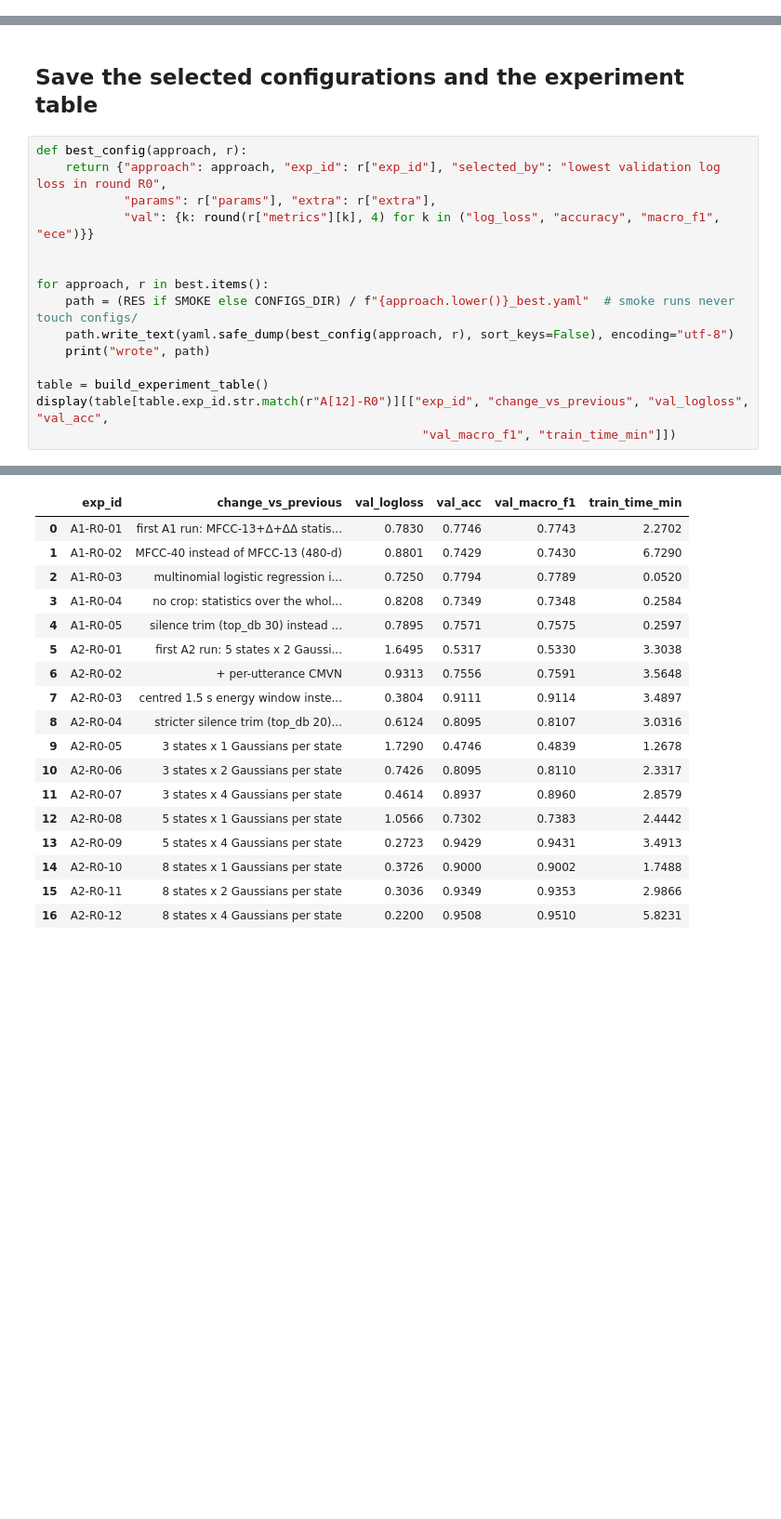
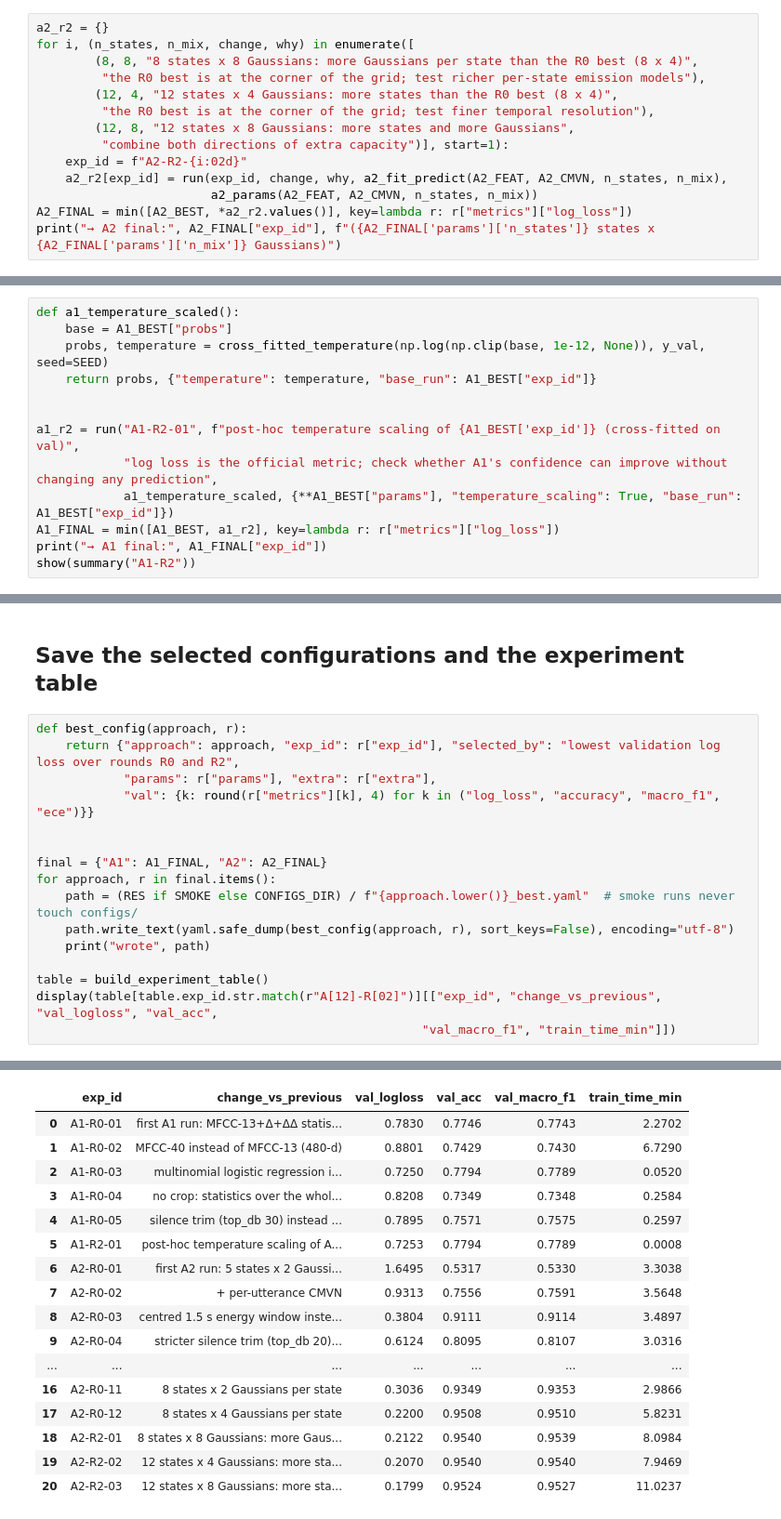
Before and after one commit to Hassan-Adelani-Luqman/nlp-sequential-modeling-group21, a Jupyter notebook: notebooks/02_baselines.ipynb, the cells around one changed output, grey strips where cells are left out. Shown at 93% size. Drawn from its saved outputs; the diff is of its cells as text; blank space fills up the shorter version.

```diff
--- a/notebooks/02_baselines.ipynb
+++ b/notebooks/02_baselines.ipynb
@@ -551,0 +560,14 @@ plt.show()
+# %%
+a2_r2 = {}
+for i, (n_states, n_mix, change, why) in enumerate([
+        (8, 8, "8 states x 8 Gaussians: more Gaussians per state than the R0 best (8 x 4)",
+         "the R0 best is at the corner of the grid; test richer per-state emission models"),
+        (12, 4, "12 states x 4 Gaussians: more states than the R0 best (8 x 4)",
+         "the R0 best is at the corner of the grid; test finer temporal resolution"),
+        (12, 8, "12 states x 8 Gaussians: more states and more Gaussians",
+         "combine both directions of extra capacity")], start=1):
+    exp_id = f"A2-R2-{i:02d}"
+    a2_r2[exp_id] = run(exp_id, change, why, a2_fit_predict(A2_FEAT, A2_CMVN, n_states, n_mix),
+                        a2_params(A2_FEAT, A2_CMVN, n_states, n_mix))
+A2_FINAL = min([A2_BEST, *a2_r2.values()], key=lambda r: r["metrics"]["log_loss"])
+print("→ A2 final:", A2_FINAL["exp_id"], f"({A2_FINAL['params']['n_states']} states x {A2_FINAL['params']['n_mix']} Gaussians)")
@@ -551,0 +626,13 @@ plt.show()
+# %%
+def a1_temperature_scaled():
+    base = A1_BEST["probs"]
+    probs, temperature = cross_fitted_temperature(np.log(np.clip(base, 1e-12, None)), y_val, seed=SEED)
+    return probs, {"temperature": temperature, "base_run": A1_BEST["exp_id"]}
+
+
+a1_r2 = run("A1-R2-01", f"post-hoc temperature scaling of {A1_BEST['exp_id']} (cross-fitted on val)",
+            "log loss is the official metric; check whether A1's confidence can improve without changing any prediction",
+            a1_temperature_scaled, {**A1_BEST["params"], "temperature_scaling": True, "base_run": A1_BEST["exp_id"]})
+A1_FINAL = min([A1_BEST, a1_r2], key=lambda r: r["metrics"]["log_loss"])
+print("→ A1 final:", A1_FINAL["exp_id"])
+show(summary("A1-R2"))
@@ -553,37 +656,37 @@ plt.show()
 ## Save the selected configurations and the experiment table
 # %%
 def best_config(approach, r):
-    return {"approach": approach, "exp_id": r["exp_id"], "selected_by": "lowest validation log loss in round R0",
+    return {"approach": approach, "exp_id": r["exp_id"], "selected_by": "lowest validation log loss over rounds R0 and R2",
             "params": r["params"], "extra": r["extra"],
             "val": {k: round(r["metrics"][k], 4) for k in ("log_loss", "accuracy", "macro_f1", "ece")}}
 
 
-for approach, r in best.items():
+final = {"A1": A1_FINAL, "A2": A2_FINAL}
+for approach, r in final.items():
     path = (RES if SMOKE else CONFIGS_DIR) / f"{approach.lower()}_best.yaml"  # smoke runs never touch configs/
     path.write_text(yaml.safe_dump(best_config(approach, r), sort_keys=False), encoding="utf-8")
     print("wrote", path)
 
 table = build_experiment_table()
-display(table[table.exp_id.str.match(r"A[12]-R0")][["exp_id", "change_vs_previous", "val_logloss", "val_acc",
+display(table[table.exp_id.str.match(r"A[12]-R[02]")][["exp_id", "change_vs_previous", "val_logloss", "val_acc",
                                                      "val_macro_f1", "train_time_min"]])
 # %% [output]
 wrote C:\Users\Luqma\dev\projects\coursework\nlp-sequential-modeling-group21\configs\a1_best.yaml
 wrote C:\Users\Luqma\dev\projects\coursework\nlp-sequential-modeling-group21\configs\a2_best.yaml
 |  | exp_id | change_vs_previous | val_logloss | val_acc | val_macro_f1 | train_time_min |
 | 0 | A1-R0-01 | first A1 run: MFCC-13+Δ+ΔΔ statis... | 0.7830 | 0.7746 | 0.7743 | 2.2702 |
 | 1 | A1-R0-02 | MFCC-40 instead of MFCC-13 (480-d) | 0.8801 | 0.7429 | 0.7430 | 6.7290 |
 | 2 | A1-R0-03 | multinomial logistic regression i... | 0.7250 | 0.7794 | 0.7789 | 0.0520 |
 | 3 | A1-R0-04 | no crop: statistics over the whol... | 0.8208 | 0.7349 | 0.7348 | 0.2584 |
 | 4 | A1-R0-05 | silence trim (top_db 30) instead ... | 0.7895 | 0.7571 | 0.7575 | 0.2597 |
-| 5 | A2-R0-01 | first A2 run: 5 states x 2 Gaussi... | 1.6495 | 0.5317 | 0.5330 | 3.3038 |
-| 6 | A2-R0-02 | + per-utterance CMVN | 0.9313 | 0.7556 | 0.7591 | 3.5648 |
-| 7 | A2-R0-03 | centred 1.5 s energy window inste... | 0.3804 | 0.9111 | 0.9114 | 3.4897 |
-| 8 | A2-R0-04 | stricter silence trim (top_db 20)... | 0.6124 | 0.8095 | 0.8107 | 3.0316 |
-| 9 | A2-R0-05 | 3 states x 1 Gaussians per state | 1.7290 | 0.4746 | 0.4839 | 1.2678 |
-| 10 | A2-R0-06 | 3 states x 2 Gaussians per state | 0.7426 | 0.8095 | 0.8110 | 2.3317 |
-| 11 | A2-R0-07 | 3 states x 4 Gaussians per state | 0.4614 | 0.8937 | 0.8960 | 2.8579 |
-| 12 | A2-R0-08 | 5 states x 1 Gaussians per state | 1.0566 | 0.7302 | 0.7383 | 2.4442 |
-| 13 | A2-R0-09 | 5 states x 4 Gaussians per state | 0.2723 | 0.9429 | 0.9431 | 3.4913 |
-| 14 | A2-R0-10 | 8 states x 1 Gaussians per state | 0.3726 | 0.9000 | 0.9002 | 1.7488 |
-| 15 | A2-R0-11 | 8 states x 2 Gaussians per state | 0.3036 | 0.9349 | 0.9353 | 2.9866 |
-| 16 | A2-R0-12 | 8 states x 4 Gaussians per state | 0.2200 | 0.9508 | 0.9510 | 5.8231 |
+| 5 | A1-R2-01 | post-hoc temperature scaling of A... | 0.7253 | 0.7794 | 0.7789 | 0.0008 |
+| 6 | A2-R0-01 | first A2 run: 5 states x 2 Gaussi... | 1.6495 | 0.5317 | 0.5330 | 3.3038 |
+| 7 | A2-R0-02 | + per-utterance CMVN | 0.9313 | 0.7556 | 0.7591 | 3.5648 |
+| 8 | A2-R0-03 | centred 1.5 s energy window inste... | 0.3804 | 0.9111 | 0.9114 | 3.4897 |
+| 9 | A2-R0-04 | stricter silence trim (top_db 20)... | 0.6124 | 0.8095 | 0.8107 | 3.0316 |
+| ... | ... | ... | ... | ... | ... | ... |
+| 16 | A2-R0-11 | 8 states x 2 Gaussians per state | 0.3036 | 0.9349 | 0.9353 | 2.9866 |
+| 17 | A2-R0-12 | 8 states x 4 Gaussians per state | 0.2200 | 0.9508 | 0.9510 | 5.8231 |
+| 18 | A2-R2-01 | 8 states x 8 Gaussians: more Gaus... | 0.2122 | 0.9540 | 0.9539 | 8.0984 |
+| 19 | A2-R2-02 | 12 states x 4 Gaussians: more sta... | 0.2070 | 0.9540 | 0.9540 | 7.9469 |
+| 20 | A2-R2-03 | 12 states x 8 Gaussians: more sta... | 0.1799 | 0.9524 | 0.9527 | 11.0237 |
```
Also changed, not shown: parts of 7 cells of this notebook, 15 other files.
